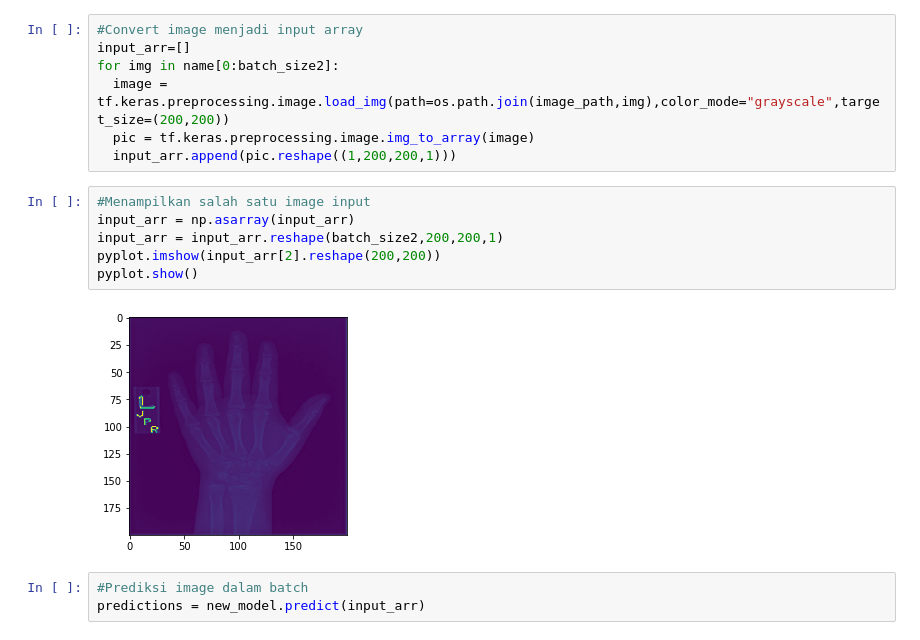
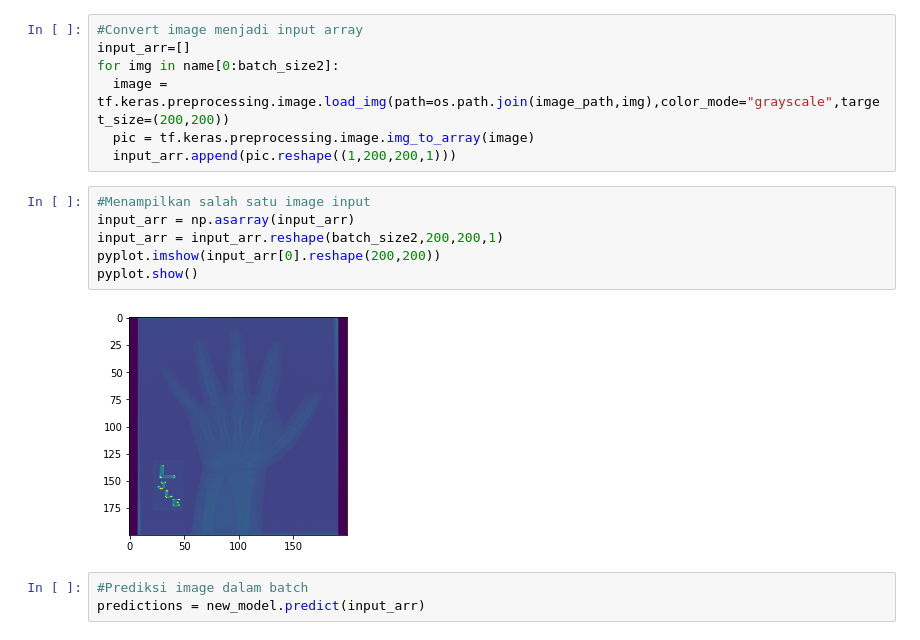
Before and after one commit to gabriellaaileen/ADL, a Jupyter notebook: UTS ADL/UTS_ADL_XNet.ipynb, the cells around one changed output. Saved outputs shown, nothing was run; the diff lists cells and outputs as text.

```diff
--- a/UTS ADL/UTS_ADL_XNet.ipynb
+++ b/UTS ADL/UTS_ADL_XNet.ipynb
@@ -437,11 +433,11 @@ for img in name[0:batch_size2]:
 # %%
 #Menampilkan salah satu image input
 input_arr = np.asarray(input_arr)
 input_arr = input_arr.reshape(batch_size2,200,200,1)
-pyplot.imshow(input_arr[2].reshape(200,200))
+pyplot.imshow(input_arr[0].reshape(200,200))
 pyplot.show()
 # %% [output]
-[figure, old version]
+[figure, new version]
 # %%
 #Prediksi image dalam batch
 predictions = new_model.predict(input_arr)
```
Also changed, not shown: parts of 4 cells of this notebook.
